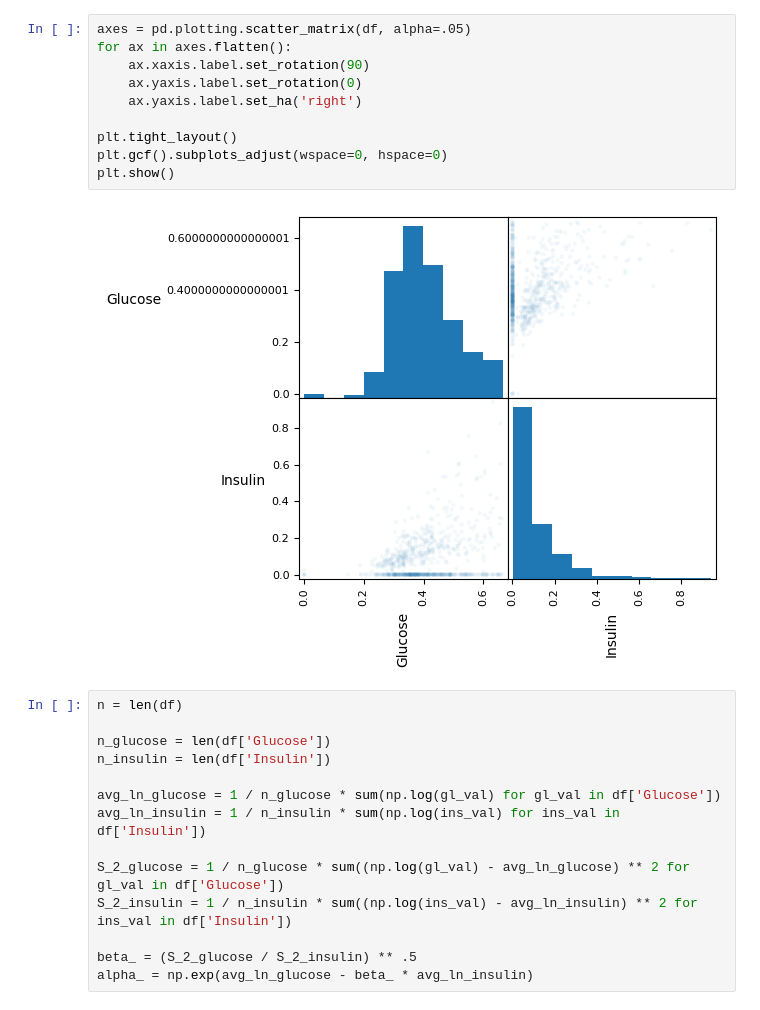
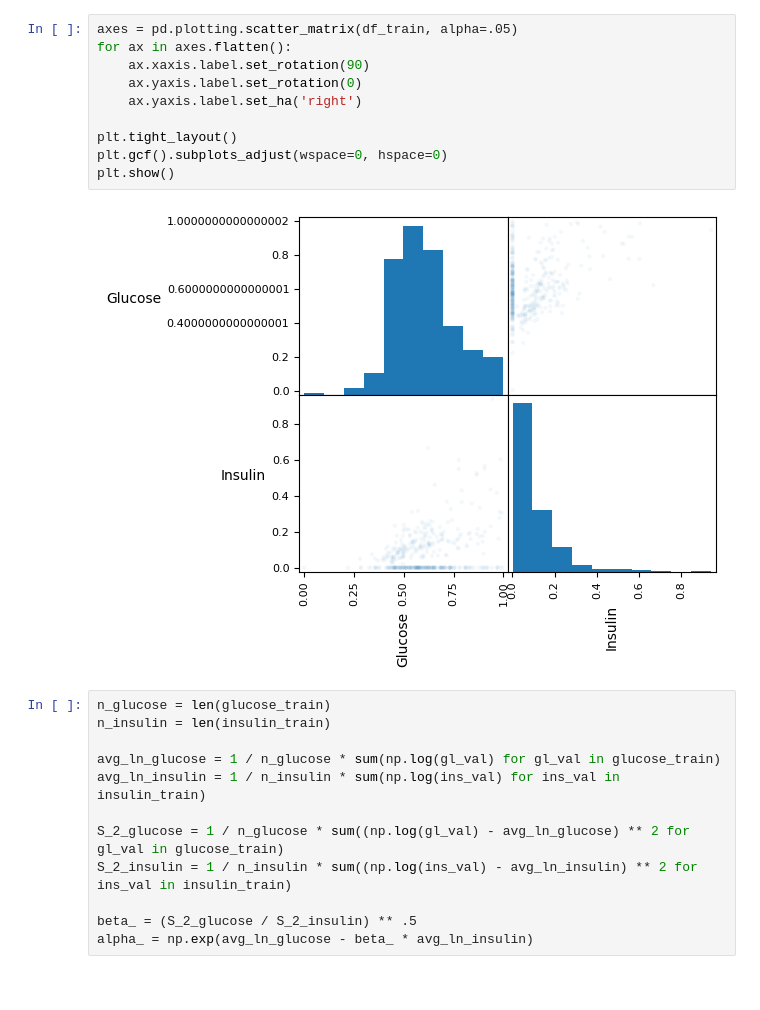
Before and after one commit to AngelicHedgehog/BMSTU-Modeling, a Jupyter notebook: hw2/hw2.ipynb, the cells around one changed output. Cells and saved outputs as stored; diff of their text form.

```diff
--- a/hw2/hw2.ipynb
+++ b/hw2/hw2.ipynb
@@ -10,26 +67,24 @@ df['Insulin'] = df['Insulin'] / 900 + 0.001
 # %%
-axes = pd.plotting.scatter_matrix(df, alpha=.05)
+axes = pd.plotting.scatter_matrix(df_train, alpha=.05)
 for ax in axes.flatten():
     ax.xaxis.label.set_rotation(90)
     ax.yaxis.label.set_rotation(0)
     ax.yaxis.label.set_ha('right')
 
 plt.tight_layout()
 plt.gcf().subplots_adjust(wspace=0, hspace=0)
 plt.show()
 # %% [output]
-[figure, old version]
+[figure, new version]
 # %%
-n = len(df)
+n_glucose = len(glucose_train)
+n_insulin = len(insulin_train)
 
-n_glucose = len(df['Glucose'])
-n_insulin = len(df['Insulin'])
+avg_ln_glucose = 1 / n_glucose * sum(np.log(gl_val) for gl_val in glucose_train)
+avg_ln_insulin = 1 / n_insulin * sum(np.log(ins_val) for ins_val in insulin_train)
 
-avg_ln_glucose = 1 / n_glucose * sum(np.log(gl_val) for gl_val in df['Glucose'])
-avg_ln_insulin = 1 / n_insulin * sum(np.log(ins_val) for ins_val in df['Insulin'])
-
-S_2_glucose = 1 / n_glucose * sum((np.log(gl_val) - avg_ln_glucose) ** 2 for gl_val in df['Glucose'])
-S_2_insulin = 1 / n_insulin * sum((np.log(ins_val) - avg_ln_insulin) ** 2 for ins_val in df['Insulin'])
+S_2_glucose = 1 / n_glucose * sum((np.log(gl_val) - avg_ln_glucose) ** 2 for gl_val in glucose_train)
+S_2_insulin = 1 / n_insulin * sum((np.log(ins_val) - avg_ln_insulin) ** 2 for ins_val in insulin_train)
 
 beta_ = (S_2_glucose / S_2_insulin) ** .5
 alpha_ = np.exp(avg_ln_glucose - beta_ * avg_ln_insulin)
```
Also changed, not shown: parts of 8 cells of this notebook.
